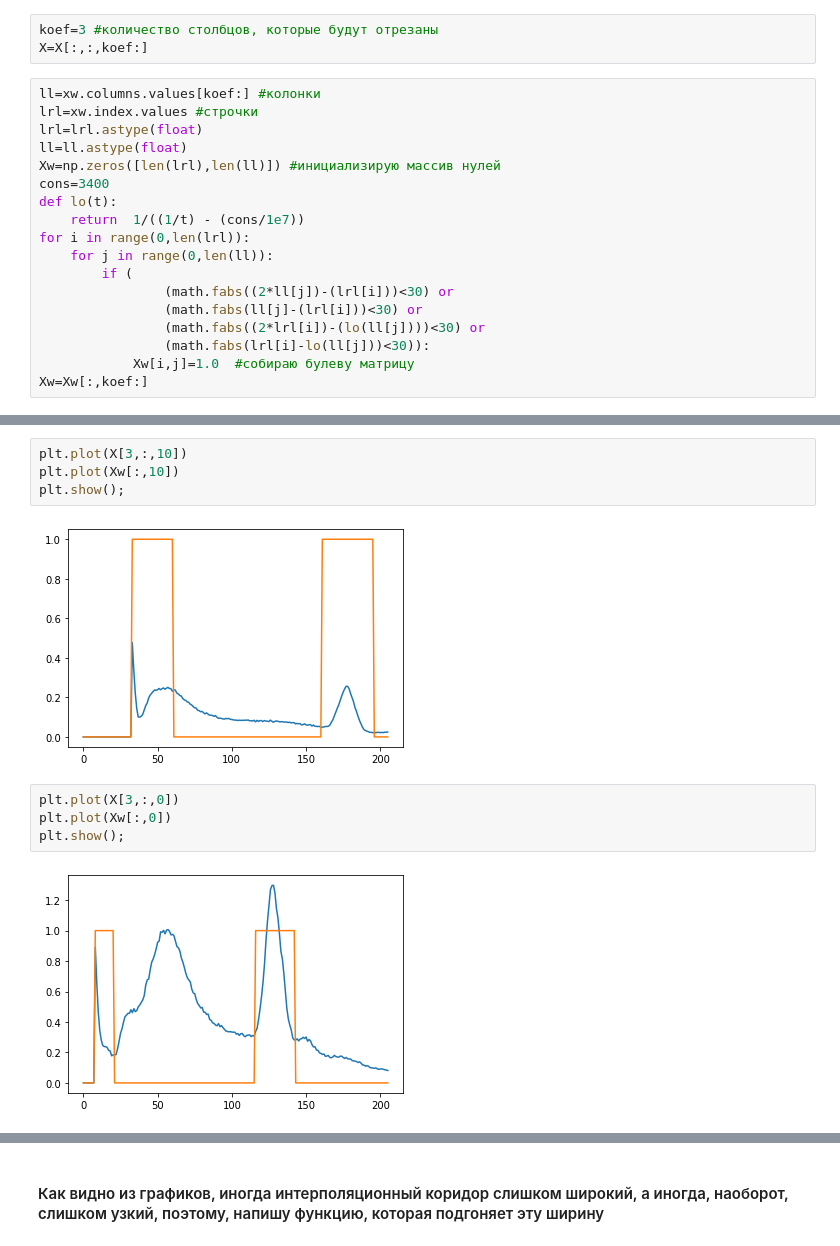
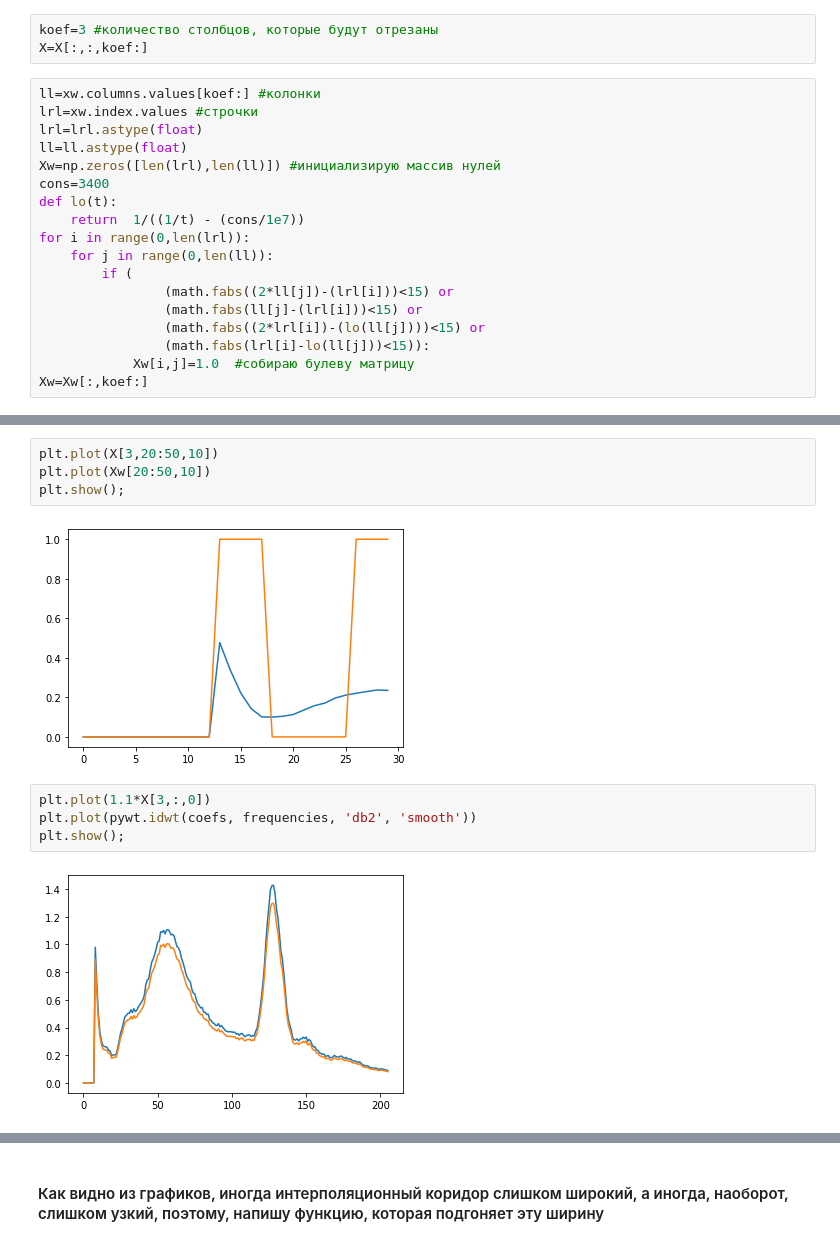
Before and after one commit to 89605502155/ML-repositry, a Jupyter notebook: new_interpolation.ipynb, the cells around one changed output, grey strips where cells are left out. Saved outputs shown, nothing was run; the diff lists cells and outputs as text.

```diff
--- a/new_interpolation.ipynb
+++ b/new_interpolation.ipynb
@@ -82,9 +82,9 @@ def lo(t):
 for i in range(0,len(lrl)):
     for j in range(0,len(ll)):
         if (
-                (math.fabs((2*ll[j])-(lrl[i]))<30) or
-                (math.fabs(ll[j]-(lrl[i]))<30) or
-                (math.fabs((2*lrl[i])-(lo(ll[j])))<30) or
-                (math.fabs(lrl[i]-lo(ll[j]))<30)):
+                (math.fabs((2*ll[j])-(lrl[i]))<15) or
+                (math.fabs(ll[j]-(lrl[i]))<15) or
+                (math.fabs((2*lrl[i])-(lo(ll[j])))<15) or
+                (math.fabs(lrl[i]-lo(ll[j]))<15)):
             Xw[i,j]=1.0  #собираю булеву матрицу
 Xw=Xw[:,koef:]
@@ -91,15 +130,15 @@ Xw=Xw[:,koef:]
 # %%
-plt.plot(X[3,:,10])
-plt.plot(Xw[:,10])
+plt.plot(X[3,20:50,10])
+plt.plot(Xw[20:50,10])
 plt.show();
 # %% [output]
-[figure, old version]
+[figure, new version]
 # %%
-plt.plot(X[3,:,0])
-plt.plot(Xw[:,0])
+plt.plot(1.1*X[3,:,0])
+plt.plot(pywt.idwt(coefs, frequencies, 'db2', 'smooth'))
 plt.show();
 # %% [output]
-[figure, old version]
+[figure, new version]
 # %%
 plt.plot(X[3,:,1])
 plt.plot(Xw[:,1])
```
Also changed, not shown: parts of 15 cells of this notebook.
